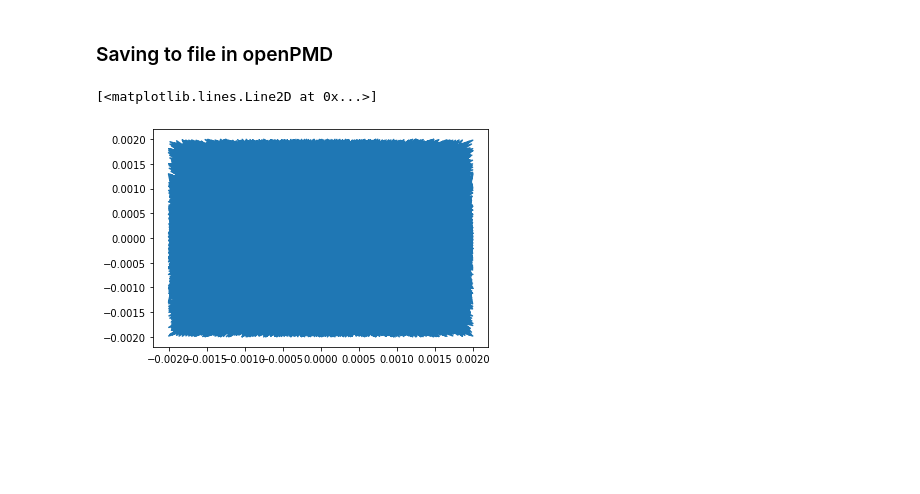
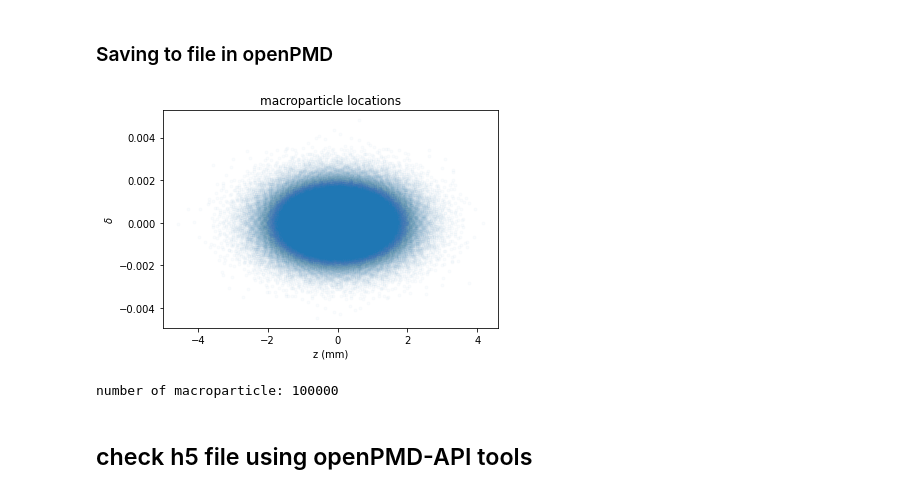
Before and after one commit to NIUaard/Generator, a Jupyter notebook: gen_gaussian-WarpX.ipynb, the cells around one changed output. Drawn from its saved outputs; the diff is of its cells as text; code cells hidden in the pictures; blank space fills up the shorter version.

```diff
--- a/gen_gaussian-WarpX.ipynb
+++ b/gen_gaussian-WarpX.ipynb
@@ -137,17 +138,24 @@ plt.show()
 px=xp*(1+dpp)*lorentz_fac
 py=yp*(1+dpp)*lorentz_fac
 pz=(1+dpp)*lorentz_fac
-# %%
-plt.plot (z,dpp)
-# %% [output]
-[<matplotlib.lines.Line2D at 0x...>]
-[figure, removed]
+# %%
+plt.plot (z*1e3,dpp,'.',alpha=0.02)
+plt.xlabel('z (mm)')
+plt.ylabel('$\delta$ ')
+plt.title ('macroparticle locations')
+plt.show()
+# %% [output]
+[figure, added]
 # %%
 # dump into a warpX-readable file
 # warpX wants SI units so
-
+importlib.reload(makeopenpmd)
 px *= mElec*cLight
 py *= mElec*cLight
 pz *= mElec*cLight
 
 makeopenpmd.make_openPMD(x, y, z, px, py, pz, 'init.h5', bunchCharge)
+# %% [output]
+number of macroparticle: 100000
+# %% [markdown]
+## check h5 file using openPMD-API tools
```
Also changed, not shown: parts of 10 cells of this notebook, 1 other file.
